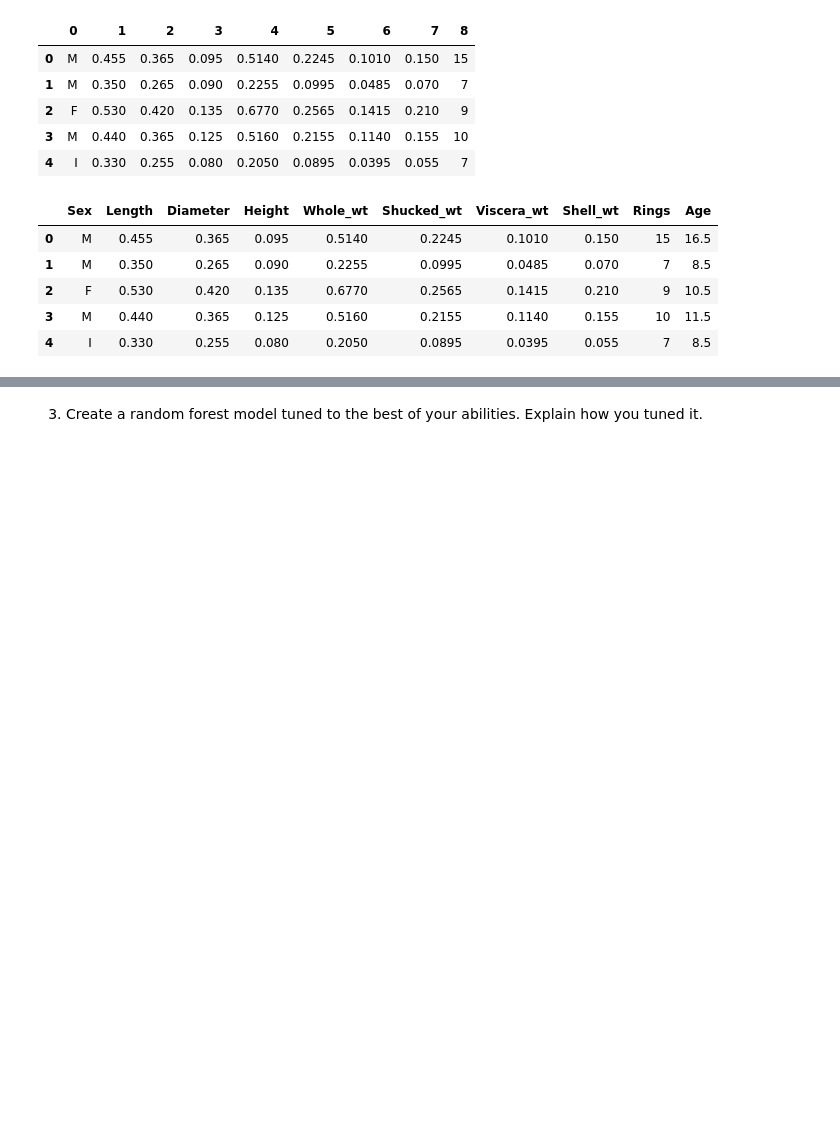
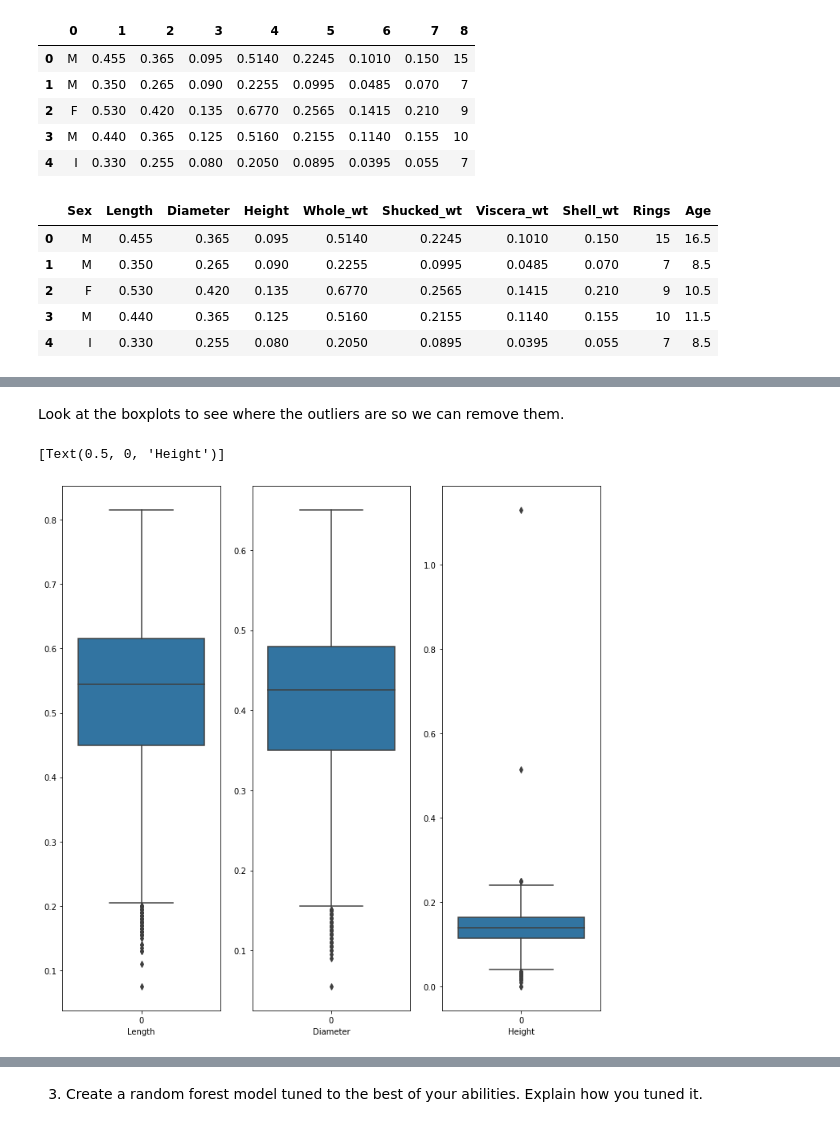
Before and after one commit to ytaiwo/Homework, a Jupyter notebook: week_17/Week17_EnsembleLearning.ipynb, the cells around one changed output, grey strips where cells are left out. Cells and saved outputs as stored; diff of their text form; code cells hidden in the pictures; blank space fills up the shorter version.

```diff
--- a/week_17/Week17_EnsembleLearning.ipynb
+++ b/week_17/Week17_EnsembleLearning.ipynb
@@ -75,0 +76,13 @@ abalone_df.head()
+# %% [markdown]
+Look at the boxplots to see where the outliers are so we can remove them.
+# %%
+fig, axes = plt.subplots(1,3, figsize = (12,12), sharey = False)
+sns.boxplot(ax = axes[0], data = abalone_df["Length"])
+axes[0].set(xlabel = 'Length')
+sns.boxplot(ax = axes[1], data = abalone_df["Diameter"])
+axes[1].set(xlabel = 'Diameter')
+sns.boxplot(ax = axes[2], data = abalone_df["Height"])
+axes[2].set(xlabel = 'Height')
+# %% [output]
+[Text(0.5, 0, 'Height')]
+[figure, added]
```
Also changed, not shown: parts of 21 cells of this notebook, 1 other file.
